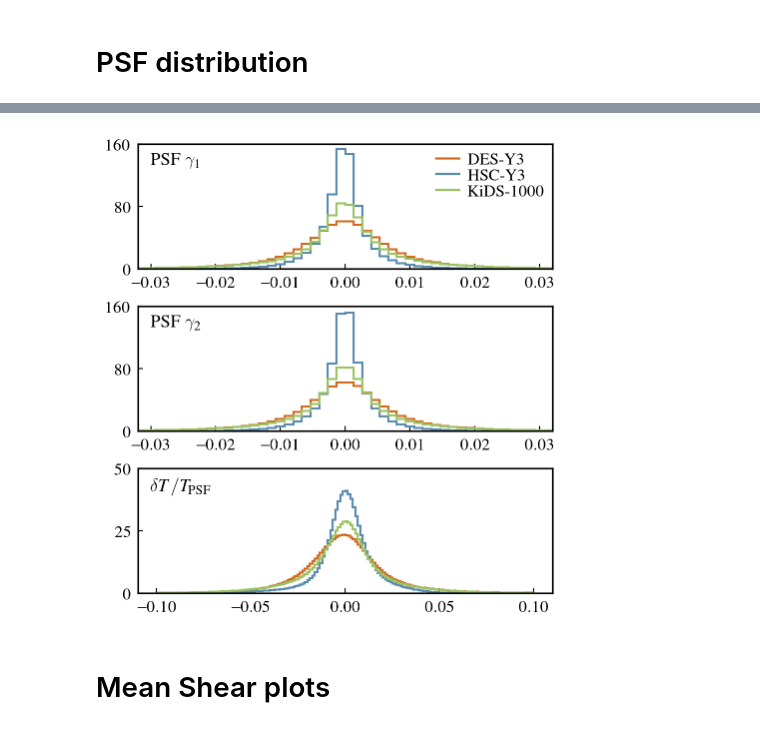
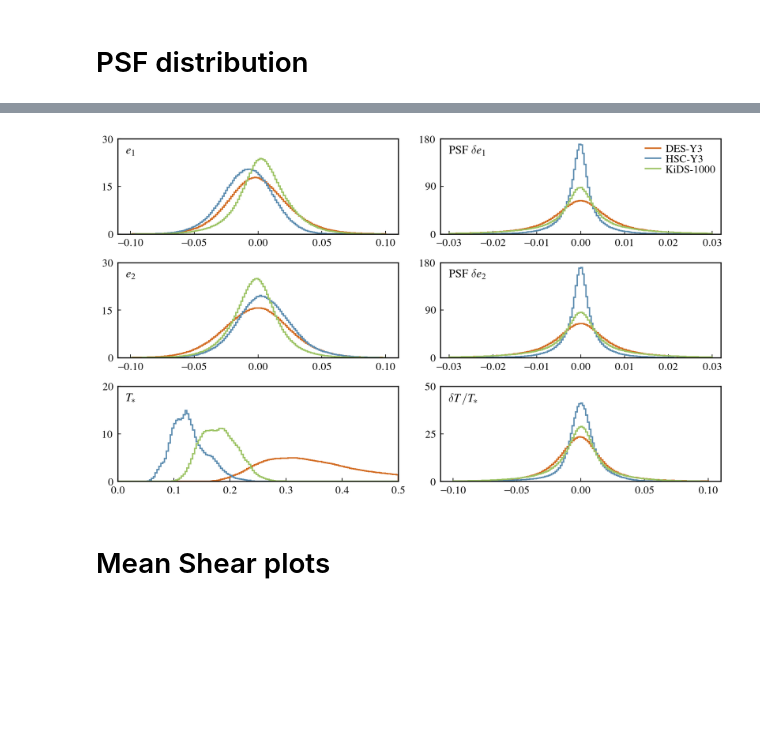
Before and after one commit to LSSTDESC/nulltests_txpipe, a Jupyter notebook: paper_plots.ipynb, the cells around one changed output, grey strips where cells are left out. Drawn from its saved outputs; the diff is of its cells as text; code cells hidden in the pictures; blank space fills up the shorter version.

Commit message:
histogram update

```diff
--- a/paper_plots.ipynb
+++ b/paper_plots.ipynb
@@ -399,60 +382,88 @@ kids_s = h5py.File('/global/cfs/cdirs/lsst/groups/WL/projects/txpipe-sys-tests/k
 %matplotlib inline
 
 matplotlib.rcParams.update({'font.size': 12})
-
 plt.clf()
-fig = plt.figure(figsize=(5,5.),dpi=100)
-gs  = gridspec.GridSpec(3, 1, top=0.98, right=0.95, left=0.12, bottom=0.08,hspace=0.3,wspace=0.15)
+fig = plt.figure(figsize=(10,6),dpi=100)
+gs  = gridspec.GridSpec(3, 2, top=0.98, right=0.98, left=0.05, bottom=0.1,hspace=0.3, wspace=0.15)
 
 ax0 = plt.subplot(gs[0])
-ax0.hist((desy3_s['stars/measured_e1'][:]- desy3_s['stars/model_e1'][:]),bins=150,range=[-0.1,0.1],histtype='step',color=descol,density=True,lw=1.5)
-ax0.hist((hscy3_s['stars/measured_e1'][:]- hscy3_s['stars/model_e1'][:]),bins=150,range=[-0.1,0.1],histtype='step',color=hsccol,density=True,lw=1.5)
-ax0.hist((kids_s['stars/measured_e1'][:]- kids_s['stars/model_e1'][:]),bins=150,range=[-0.1,0.1],histtype='step',color=kidscol,density=True,lw=1.5)
-#ax0.legend(frameon=False,loc = 'upper left', labelspacing=0.00,ncol=1,handletextpad=0.0,columnspacing=0.2)
-ax0.plot(np.linspace(-1000,-1001,3),color=descol,lw=1.6,label='DES-Y3')
-ax0.plot(np.linspace(-1000,-1001,3),color=hsccol,lw=1.6,label='HSC-Y3')
-ax0.plot(np.linspace(-1000,-1001,3),color=kidscol,lw=1.6,label='KiDS-1000')
-#ax0.set_xlabel(r'${\rm PSF}\gamma_{1}$')
-ax0.set_xlim(-0.032,0.032)
-ax0.set_ylim(0,160)
-ax0.legend(frameon=False,loc = 'upper right', labelspacing=0.03,ncol=1,handletextpad=0.5,columnspacing=0.2,handlelength=1.4,borderaxespad=0.1)
-ax0.text(0.03,0.93,r'${\rm PSF}\ \gamma_{1}$',transform=ax0.transAxes,ha='left',va='top',size=13)
+ax0.hist((desy3_s['stars/measured_e1'][:]),bins=150,range=[-0.1,0.1],histtype='step',color=descol,density=True,lw=1.5)
+ax0.hist((hscy3_s['stars/measured_e1'][:]),bins=150,range=[-0.1,0.1],histtype='step',color=hsccol,density=True,lw=1.5)
+ax0.hist((kids_s['stars/measured_e1'][:]),bins=150,range=[-0.1,0.1],histtype='step',color=kidscol,density=True,lw=1.5)
+
+ax0.set_ylim(0,30)
+ax0.text(0.03,0.93,r'$e_{1}$',transform=ax0.transAxes,ha='left',va='top',size=13)
 ax0.tick_params(axis="both",which='both',direction="in")
 ax0.tick_params(axis='both', which='major', pad=5)
-ax0.set_yticks([0,80,160])
-
+ax0.set_yticks([0,15,30])
 
 ax1 = plt.subplot(gs[1])
-ax1.hist((desy3_s['stars/measured_e2'][:]- desy3_s['stars/model_e2'][:]),bins=150,range=[-0.1,0.1],histtype='step',color=descol,density=True,lw=1.5)
-ax1.hist((hscy3_s['stars/measured_e2'][:]- hscy3_s['stars/model_e2'][:]),bins=150,range=[-0.1,0.1],histtype='step',color=hsccol,density=True,lw=1.5)
-ax1.hist((kids_s['stars/measured_e2'][:]- kids_s['stars/model_e2'][:]),bins=150,range=[-0.1,0.1],histtype='step',color=kidscol,density=True,lw=1.5)
-#ax1.set_xlabel(r'${\rm PSF}\gamma_{2}$')
+ax1.hist((desy3_s['stars/measured_e1'][:]- desy3_s['stars/model_e1'][:]),bins=150,range=[-0.03,0.03],histtype='step',color=descol,density=True,lw=1.5)
+ax1.hist((hscy3_s['stars/measured_e1'][:]- hscy3_s['stars/model_e1'][:]),bins=150,range=[-0.03,0.03],histtype='step',color=hsccol,density=True,lw=1.5)
+ax1.hist((kids_s['stars/measured_e1'][:]- kids_s['stars/model_e1'][:]),bins=150,range=[-0.03,0.03],histtype='step',color=kidscol,density=True,lw=1.5)
+ax1.plot(np.linspace(-1000,-1001,3),color=descol,lw=1.6,label='DES-Y3')
+ax1.plot(np.linspace(-1000,-1001,3),color=hsccol,lw=1.6,label='HSC-Y3')
+ax1.plot(np.linspace(-1000,-1001,3),color=kidscol,lw=1.6,label='KiDS-1000')
 ax1.set_xlim(-0.032,0.032)
-ax1.set_ylim(0,160)
-ax1.text(0.03,0.93,r'${\rm PSF}\ \gamma_{2}$',transform=ax1.transAxes,ha='left',va='top',size=13)
+ax1.set_ylim(0,180)
+ax1.legend(frameon=False,loc = 'upper right', labelspacing=0.03,ncol=1,handletextpad=0.5,columnspacing=0.2,handlelength=1.4,borderaxespad=0.1)
+ax1.text(0.03,0.93,r'${\rm PSF}\ \delta e_{1}$',transform=ax1.transAxes,ha='left',va='top',size=13)
 ax1.tick_params(axis="both",which='both',direction="in")
 ax1.tick_params(axis='both', which='major', pad=5)
-ax1.set_yticks([0,80,160])
+ax1.set_yticks([0,90,180])
 
 ax2 = plt.subplot(gs[2])
-ax2.hist((desy3_s['stars/measured_T'][:]- desy3_s['stars/model_T'][:])/desy3_s['stars/model_T'][:],bins=150,range=[-0.1,0.1],histtype='step',color=descol,density=True,lw=1.5)
-ax2.hist((hscy3_s['stars/measured_T'][:]- hscy3_s['stars/model_T'][:])/hscy3_s['stars/model_T'][:],bins=150,range=[-0.1,0.1],histtype='step',color=hsccol,density=True,lw=1.5)
-ax2.hist((kids_s['stars/measured_T'][:]- kids_s['stars/model_T'][:])/kids_s['stars/model_T'][:],bins=150,range=[-0.1,0.1],histtype='step',color=kidscol,density=True,lw=1.5)
-#ax2.set_xlabel(r'$\delta T / T_{PSF}$')
-ax2.set_xlim(-0.11,0.11)
-ax2.set_ylim(0,50)
-ax2.text(0.03,0.93,r'$\delta T/ T_{\rm PSF}$',transform=ax2.transAxes,ha='left',va='top',size=13)
+ax2.hist((desy3_s['stars/measured_e2'][:]),bins=150,range=[-0.1,0.1],histtype='step',color=descol,density=True,lw=1.5)
+ax2.hist((hscy3_s['stars/measured_e2'][:]),bins=150,range=[-0.1,0.1],histtype='step',color=hsccol,density=True,lw=1.5)
+ax2.hist((kids_s['stars/measured_e2'][:]),bins=150,range=[-0.1,0.1],histtype='step',color=kidscol,density=True,lw=1.5)
+ax2.set_ylim(0,30)
+ax2.text(0.03,0.93,r'$e_{2}$',transform=ax2.transAxes,ha='left',va='top',size=13)
 ax2.tick_params(axis="both",which='both',direction="in")
 ax2.tick_params(axis='both', which='major', pad=5)
-ax2.set_yticks([0,25,50])
+ax2.set_yticks([0,15,30])
+
+ax3 = plt.subplot(gs[3])
+ax3.hist((desy3_s['stars/measured_e2'][:]- desy3_s['stars/model_e2'][:]),bins=150,range=[-0.03,0.03],histtype='step',color=descol,density=True,lw=1.5)
+ax3.hist((hscy3_s['stars/measured_e2'][:]- hscy3_s['stars/model_e2'][:]),bins=150,range=[-0.03,0.03],histtype='step',color=hsccol,density=True,lw=1.5)
+ax3.hist((kids_s['stars/measured_e2'][:]- kids_s['stars/model_e2'][:]),bins=150,range=[-0.03,0.03],histtype='step',color=kidscol,density=True,lw=1.5)
+ax3.set_xlim(-0.032,0.032)
+ax3.set_ylim(0,180)
+ax3.text(0.03,0.93,r'${\rm PSF}\ \delta e_{2}$',transform=ax3.transAxes,ha='left',va='top',size=13)
+ax3.tick_params(axis="both",which='both',direction="in")
+ax3.tick_params(axis='both', which='major', pad=5)
+ax3.set_yticks([0,90,180])
+
+ax4 = plt.subplot(gs[4])
+ax4.hist(desy3_s['stars/measured_T'][:],bins=150,range=[0,0.5],histtype='step',color=descol,density=True,lw=1.5)
+ax4.hist(hscy3_s['stars/measured_T'][:],bins=150,range=[0,0.5],histtype='step',color=hsccol,density=True,lw=1.5)
+ax4.hist(kids_s['stars/measured_T'][:],bins=150,range=[0,0.5],histtype='step',color=kidscol,density=True,lw=1.5)
+ax4.set_xlim(0,0.5)
+ax4.set_ylim(0,20)
+ax4.text(0.03,0.93,r'$T_{\rm *}$',transform=ax4.transAxes,ha='left',va='top',size=13)
+ax4.tick_params(axis="both",which='both',direction="in")
+ax4.tick_params(axis='both', which='major', pad=5)
+ax4.set_yticks([0,10,20])
+
+ax5 = plt.subplot(gs[5])
+ax5.hist((desy3_s['stars/measured_T'][:]- desy3_s['stars/model_T'][:])/desy3_s['stars/measured_T'][:],bins=150,range=[-0.1,0.1],histtype='step',color=descol,density=True,lw=1.5)
+ax5.hist((hscy3_s['stars/measured_T'][:]- hscy3_s['stars/model_T'][:])/hscy3_s['stars/measured_T'][:],bins=150,range=[-0.1,0.1],histtype='step',color=hsccol,density=True,lw=1.5)
+ax5.hist((kids_s['stars/measured_T'][:]- kids_s['stars/model_T'][:])/kids_s['stars/measured_T'][:],bins=150,range=[-0.1,0.1],histtype='step',color=kidscol,density=True,lw=1.5)
+ax5.set_xlim(-0.11,0.11)
+ax5.set_ylim(0,50)
+ax5.text(0.03,0.93,r'$\delta T/ T_{\rm *}$',transform=ax5.transAxes,ha='left',va='top',size=13)
+ax5.tick_params(axis="both",which='both',direction="in")
+ax5.tick_params(axis='both', which='major', pad=5)
+ax5.set_yticks([0,25,50])
 
 
 for axis in ['top','bottom','left','right']:
     ax0.spines[axis].set_linewidth(1.2)
     ax1.spines[axis].set_linewidth(1.2)
     ax2.spines[axis].set_linewidth(1.2)
+    ax3.spines[axis].set_linewidth(1.2)
+    ax4.spines[axis].set_linewidth(1.2)
+    ax5.spines[axis].set_linewidth(1.2)
 
-ax2.set_xticks([-0.1,-0.05,0,0.05,0.1])
 
-plt.savefig('plots/psf_histograms.pdf',dpi=200)
+#plt.savefig('psf_histograms.pdf',dpi=200)
 # %% [output]
@@ -460,4 +471,4 @@ plt.savefig('plots/psf_histograms.pdf',dpi=200)
-[figure, old version]
+[figure, new version]
 # %% [markdown]
 # Mean Shear plots
 # %%
```
Also changed, not shown: parts of 2 cells of this notebook.
